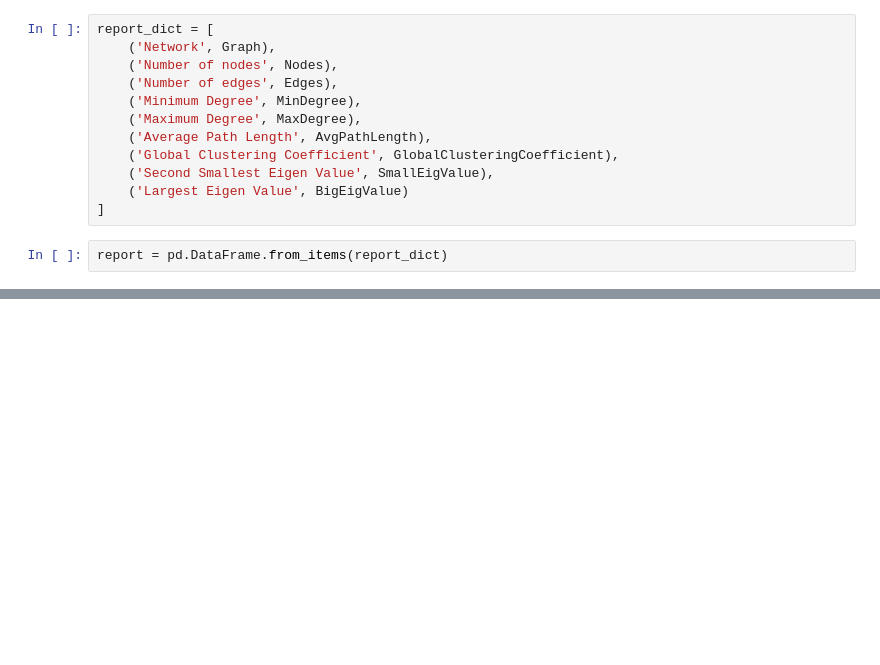
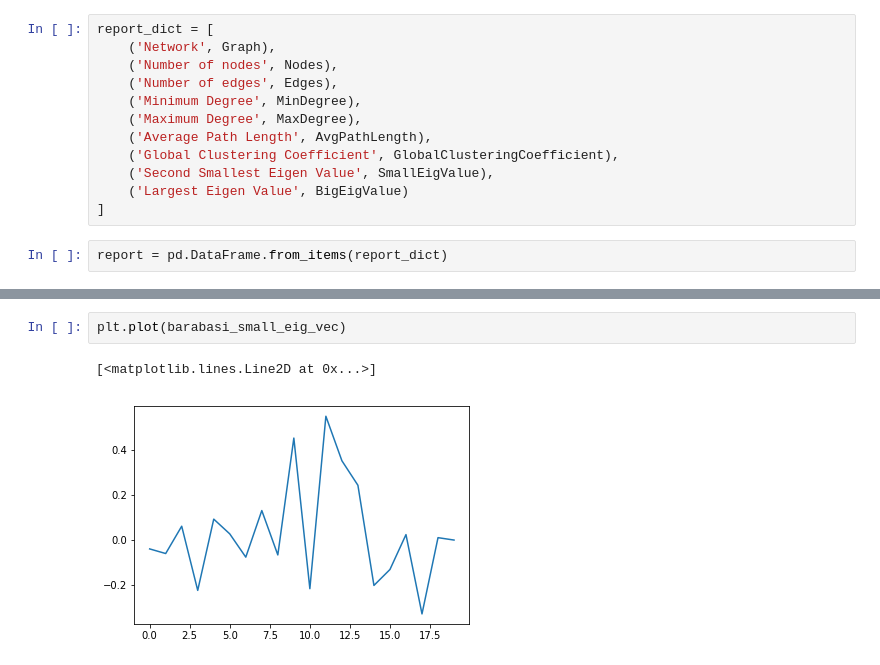
Before and after one commit to kjkrupal/Centrality-and-Ranking-in-Real-World-Networks, a Jupyter notebook: code.ipynb, the cells around one changed output, grey strips where cells are left out. Saved outputs shown, nothing was run; the diff lists cells and outputs as text; blank space fills up the shorter version.

```diff
--- a/code.ipynb
+++ b/code.ipynb
@@ -245,0 +286,5 @@ report
+# %%
+plt.plot(barabasi_small_eig_vec)
+# %% [output]
+[<matplotlib.lines.Line2D at 0x...>]
+[figure, added]
```
Also changed, not shown: parts of 10 cells of this notebook.
